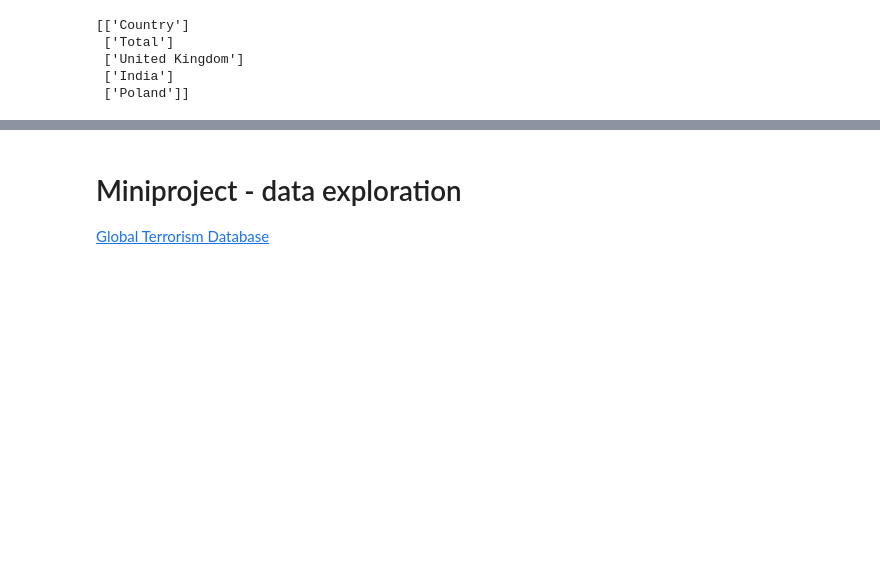
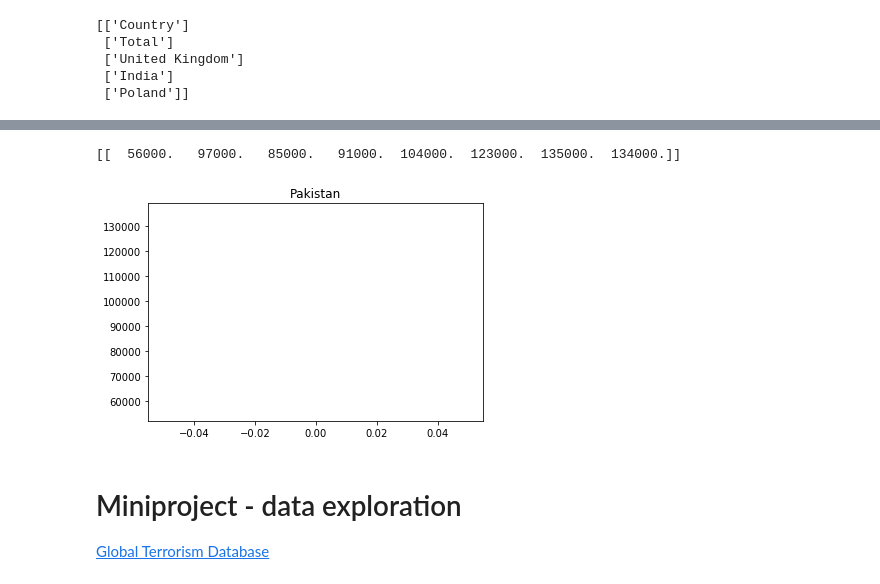
Before and after one commit to adagurgacz/bme-data-exp, a Jupyter notebook: dataexp.ipynb, the cells around one changed output, grey strips where cells are left out. Saved outputs shown, nothing was run; the diff lists cells and outputs as text; code cells hidden in the pictures; blank space fills up the shorter version.

```diff
--- a/dataexp.ipynb
+++ b/dataexp.ipynb
@@ -275,3 +313,19 @@ print(names)
+# %%
+#TODO - Visualize summary using matplotlib charts
+%matplotlib inline
+
+import numpy as np
+import matplotlib.pyplot as plt
+
+data = np.genfromtxt('country-of-birth-london-min.csv', skip_header=1, delimiter=';', usecols = (range(1,9)))
+data = data [4:5,:]
+print (data)
+x = data
+plt.plot(data)
+plt.title('Pakistan');
+# %% [output]
+[[  56000.   97000.   85000.   91000.  104000.  123000.  135000.  134000.]]
+[figure, added]
 # %% [markdown]
 # Miniproject - data exploration
 
```
Also changed, not shown: parts of 10 cells of this notebook.
